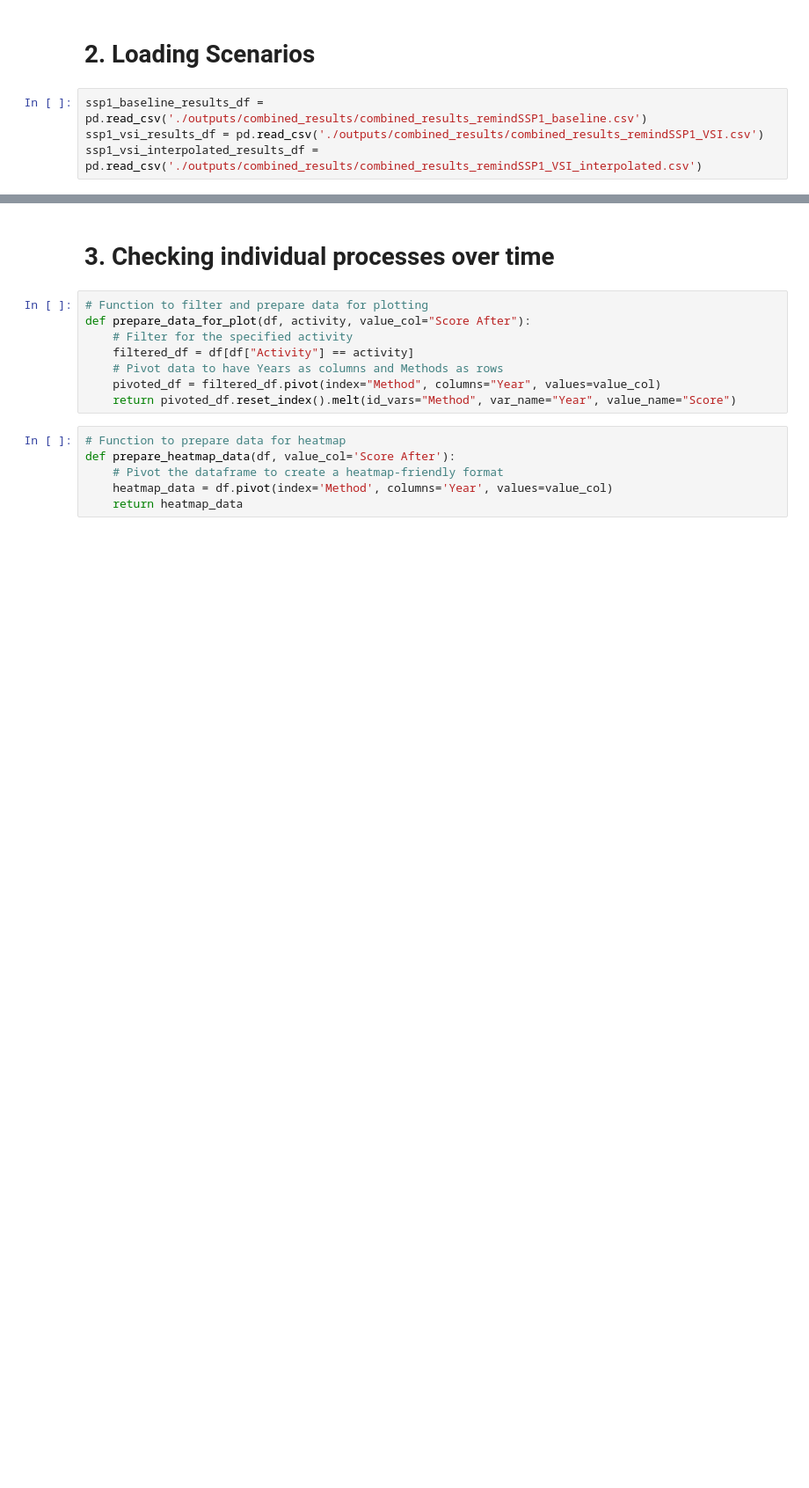
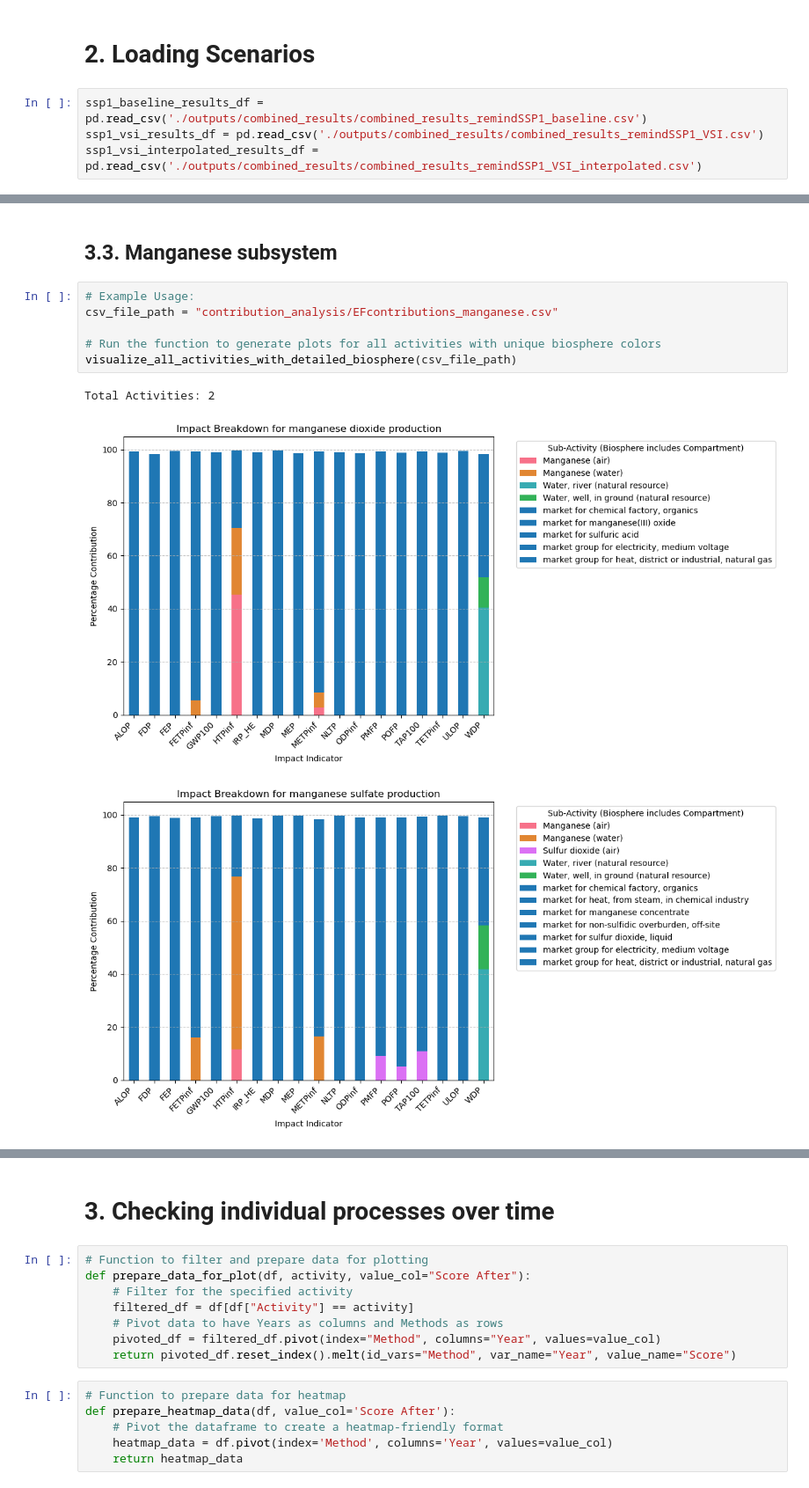
Before and after one commit to bernardomendonca/plca-NMC-oxide-BM-PhD, a Jupyter notebook: 9_visualisation.ipynb, the cells around one changed output, grey strips where cells are left out. Shown at 88% size. Drawn from its saved outputs; the diff is of its cells as text; blank space fills up the shorter version.

```diff
--- a/9_visualisation.ipynb
+++ b/9_visualisation.ipynb
@@ -68,0 +52,12 @@ ssp1_vsi_interpolated_results_df = pd.read_csv('./outputs/combined_results/combi
+# %% [markdown]
+## 3.3. Manganese subsystem
+# %%
+# Example Usage:
+csv_file_path = "contribution_analysis/EFcontributions_manganese.csv"
+
+# Run the function to generate plots for all activities with unique biosphere colors
+visualize_all_activities_with_detailed_biosphere(csv_file_path)
+# %% [output]
+Total Activities: 2
+[figure, added]
+[figure, added]
```
Also changed, not shown: parts of 10 cells of this notebook, 6 other files.
